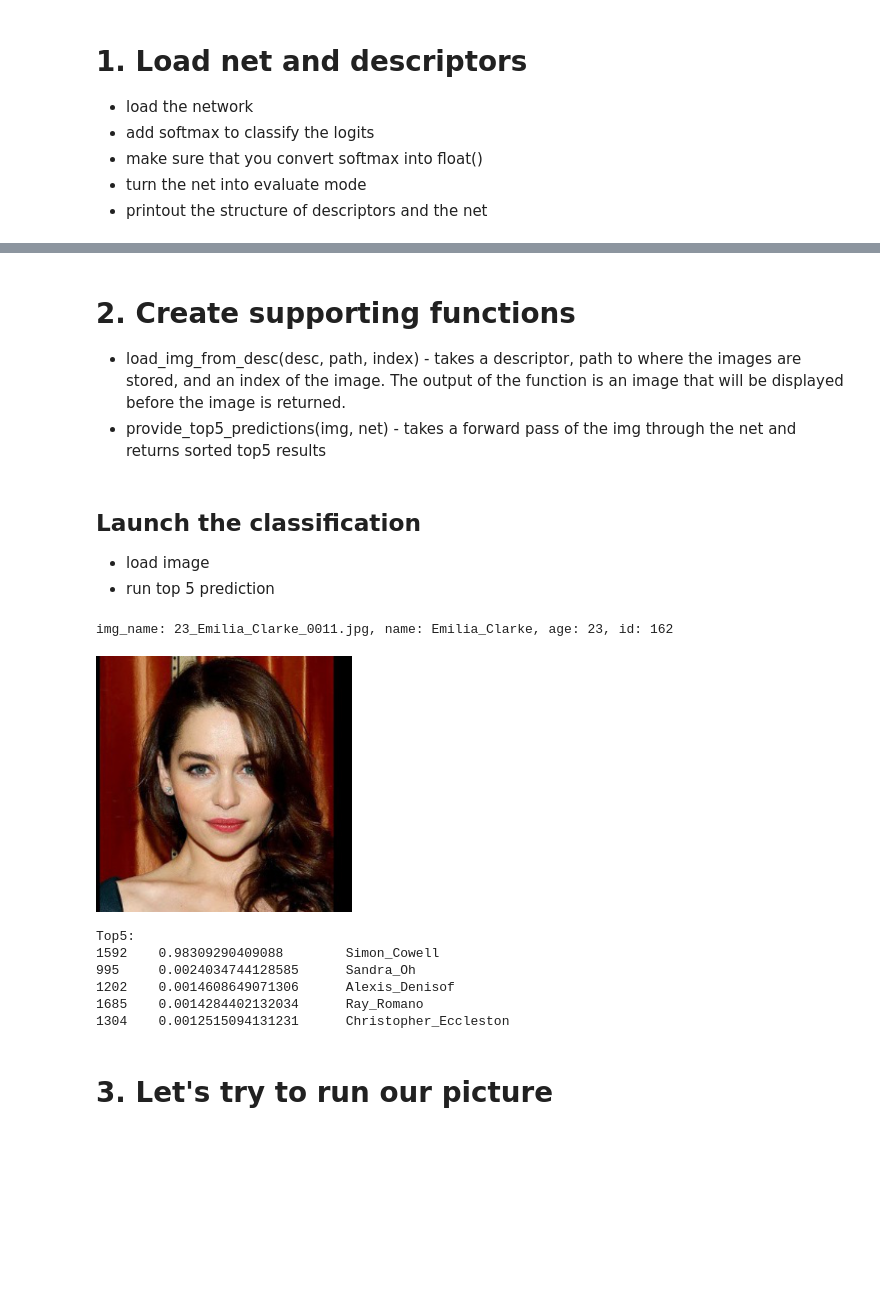
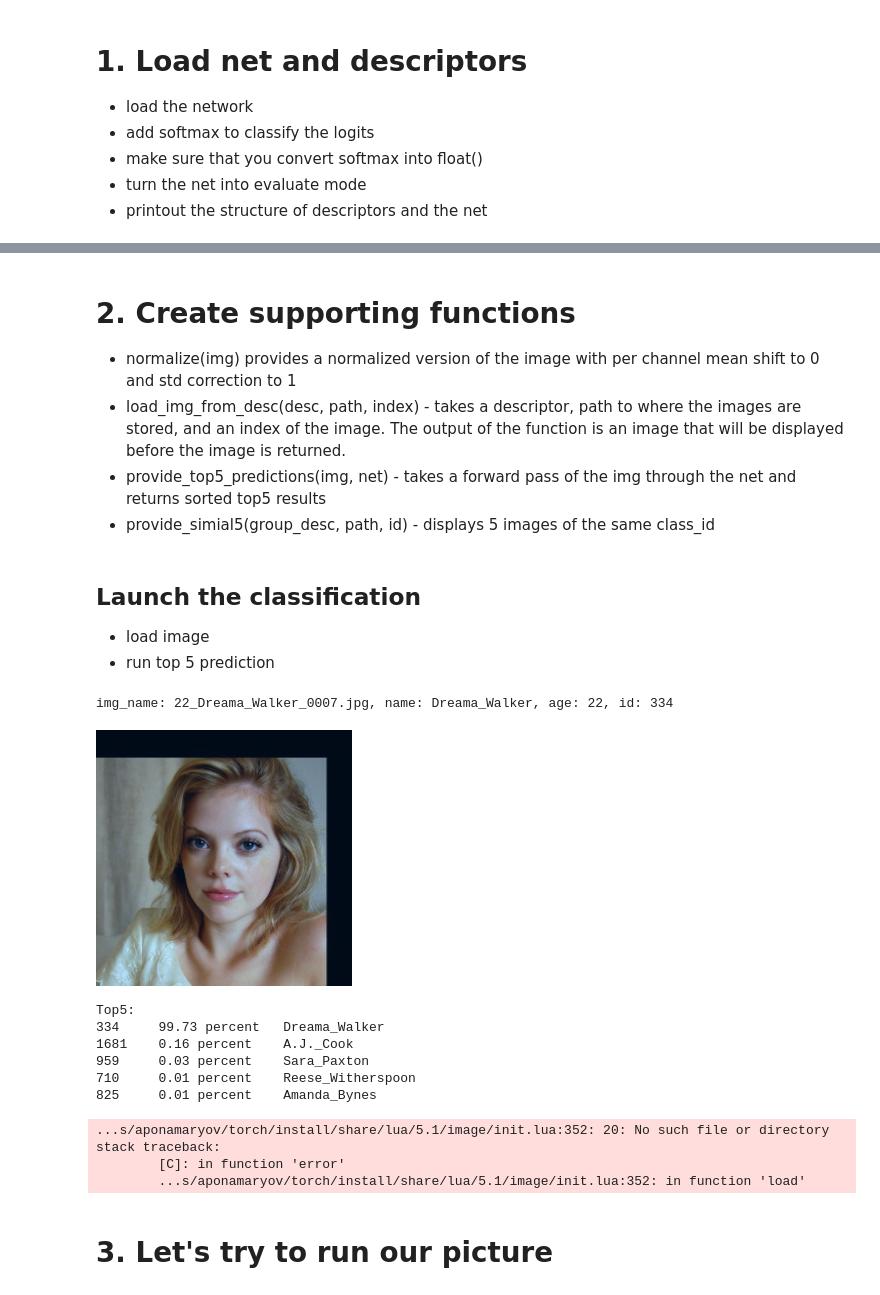
Before and after one commit to aponamarev/wrn, a Jupyter notebook: Results/NetValidation.ipynb, the cells around one changed output, grey strips where cells are left out. Cells and saved outputs as stored; diff of their text form; code cells hidden in the pictures; blank space fills up the shorter version.

Commit message:
Updated NetValidation and grouped_cacd.t7 files

```diff
--- a/Results/NetValidation.ipynb
+++ b/Results/NetValidation.ipynb
@@ -32,10 +32,11 @@ descriptor path exists:         true
 net = torch.load(paths.concat(descriptor_path, 'wrn27.t7'))
 net:add(nn.SoftMax())
 net = net:float()
-net:training()
+net:evaluate()
 print({net})
 train_desc = torch.load(paths.concat(descriptor_path, 'cacd_train.t7'))
 val_desc = torch.load(paths.concat(descriptor_path, 'cacd_val.t7'))
+group_descriptor = torch.load(paths.concat(descriptor_path, 'grouped_cacd.t7'))
 print('train_desc:')
 for i, c in pairs(train_desc) do
     if type(c) == 'table' then
@@ -209,14 +229,31 @@ num_classes:
 # %% [markdown]
 # 2. Create supporting functions
 
+- normalize(img) provides a normalized version of the image with per channel mean shift to 0 and std correction to 1
 - load_img_from_desc(desc, path, index) - takes a descriptor, path to where the images are stored, and an index of the image. The output of the function is an image that will be displayed before the image is returned.
 - provide_top5_predictions(img, net) - takes a forward pass of the img through the net and returns sorted top5 results
+- provide_simial5(group_desc, path, id) - displays 5 images of the same class_id
 # %%
+function normalize(img)
+    --Normalizes mean and standard deviation of the image to 0 and 1 respectively
+    img = img:float()
+    assert(img:dim()==3, "Error: Wrong number of dimentions. Image expected with c*h*w dimentions. Instead " .. img:dim() .. " tensor was provided.")
+    local flat_img = torch.view(img, 3, img:size(2) * img:size(3)):float()
+    local m = torch.mean(flat_img, 2):squeeze()
+    local std = torch.std(flat_img, 2):squeeze()
+    for i=1,3 do
+        img[i]:add(-m[i])
+        img[i]:div(std[i])
+    end
+    return img
+end
+--
 function load_img(path, img_name)
     local path = paths.concat(path, img_name)
     assert(paths.filep(path), "Error: File doesn't exit at path: " .. path)
     local img = image.load(path)
-    img = image.scale(img, img_dim, img_dim):squeeze()
+    img = image.scale(img, img_dim, img_dim)
+    img = normalize(img)
     display_image(img)
     img = torch.view(img, 1, 3, img_dim, img_dim)
     return img:float()
@@ -241,29 +278,49 @@ function provide_top5_predictions(img, _net, desc)
     local names = {}
     for i =1, id:size(1) do
         local name = desc.classes[id[i]]
-        print(id[i], prob[i], name)
+        print(id[i], string.format('%.2f percent',prob[i]*100), name)
         names[i] = name
     end
     return id, prob, names
 end
+--
+function provide_simial5(group_desc, path, id)
+    assert(paths.dirp(path), "Error: Provided path (".. path .. ") doesn't exist!")
+    local topX = 5
+    local topResults = {images = {}, age = {}}
+    for i = 1, topX do
+        local p_ = paths.concat(path, group_desc[id].file_name[i])
+        assert(paths.filep(p_), "Error: file " .. p_ .. " doesn't exist.")
+        topResults.images[i] = image.load(p_)
+        topResults.age[i] = image.load(group_desc[id].age[i])
+    end
+    print(group_desc[id].class)
+    print(topResults.age[1], topResults.age[2], topResults.age[3], topResults.age[4], topResults.age[5])
+    display_image(topResults.images[1],topResults.images[2],topResults.images[3],topResults.images[4],topResults.images[5])
+end
 # %% [markdown]
 ## Launch the classification ##
 
 - load image
 - run top 5 prediction
 # %%
-local descriptor_used = train_desc
-anchor_img, ground_trueth_id, ground_trueth_class, train_age = load_img_from_desc(descriptor_used, cacd_path, 12411)
+local descriptor_used = val_desc
+anchor_img, ground_trueth_id, ground_trueth_class, train_age = load_img_from_desc(descriptor_used, cacd_path, 1334)
 predicted_id, prediction_prob, predicted_names = provide_top5_predictions(anchor_img, net, descriptor_used)
+provide_simial5(group_descriptor, cacd_path, ground_trueth_id)
 # %% [output]
-img_name: 23_Emilia_Clarke_0011.jpg, name: Emilia_Clarke, age: 23, id: 162
+img_name: 22_Dreama_Walker_0007.jpg, name: Dreama_Walker, age: 22, id: 334
-[figure, old version]
+[figure, new version]
 Top5:
-1592    0.98309290409088        Simon_Cowell
-995     0.0024034744128585      Sandra_Oh
-1202    0.0014608649071306      Alexis_Denisof
-1685    0.0014284402132034      Ray_Romano
-1304    0.0012515094131231      Christopher_Eccleston
+334     99.73 percent   Dreama_Walker
+1681    0.16 percent    A.J._Cook
+959     0.03 percent    Sara_Paxton
+710     0.01 percent    Reese_Witherspoon
+825     0.01 percent    Amanda_Bynes
+...s/aponamaryov/torch/install/share/lua/5.1/image/init.lua:352: 20: No such file or directory
+stack traceback:
+        [C]: in function 'error'
+        ...s/aponamaryov/torch/install/share/lua/5.1/image/init.lua:352: in function 'load'
 # %% [markdown]
 # 3. Let's try to run our picture #
 # %%
```
Also changed, not shown: parts of 3 cells of this notebook, 3 other files.
